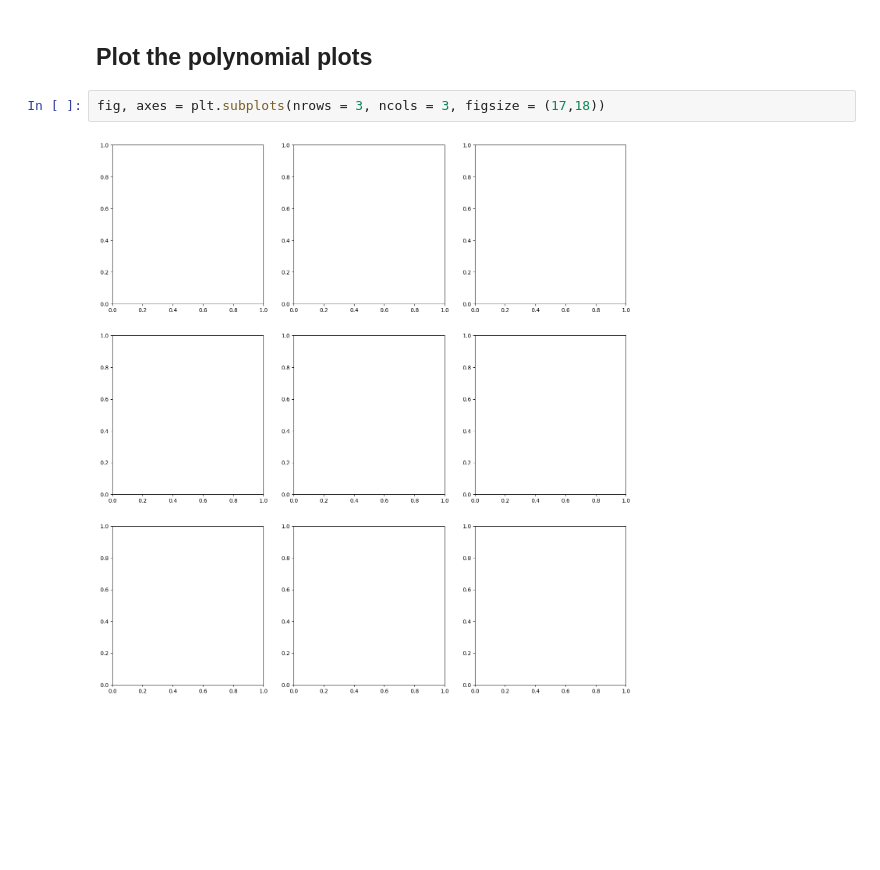
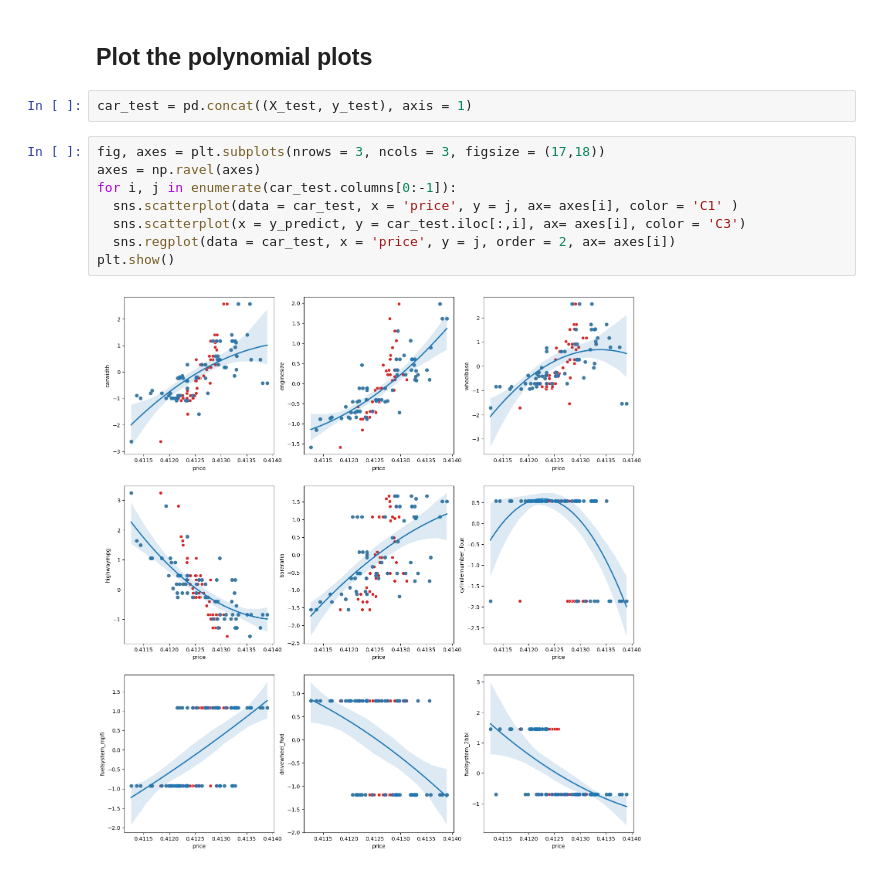
Before and after one commit to notfakearcher/yanjun, a Jupyter notebook: 01_topics/machine_learning/regression /polynomal.ipynb, the cells around one changed output. Saved outputs shown, nothing was run; the diff lists cells and outputs as text; blank space fills up the shorter version.

```diff
--- a/01_topics/machine_learning/regression /polynomal.ipynb
+++ b/01_topics/machine_learning/regression /polynomal.ipynb
@@ -227,10 +227,18 @@ X_test
 62 rows × 9 columns
 # %% [markdown]
 ## Plot the polynomial plots
-# %%
-fig, axes = plt.subplots(nrows = 3, ncols = 3, figsize = (17,18))
-# %% [output]
-[figure, removed]
+# %%
+car_test = pd.concat((X_test, y_test), axis = 1)
+# %%
+fig, axes = plt.subplots(nrows = 3, ncols = 3, figsize = (17,18))
+axes = np.ravel(axes)
+for i, j in enumerate(car_test.columns[0:-1]):
+  sns.scatterplot(data = car_test, x = 'price', y = j, ax= axes[i], color = 'C1' )
+  sns.scatterplot(x = y_predict, y = car_test.iloc[:,i], ax= axes[i], color = 'C3')
+  sns.regplot(data = car_test, x = 'price', y = j, order = 2, ax= axes[i])
+plt.show()
+# %% [output]
+[figure, added]
 # %%
 lr.score(X_test_2degree, y_test)
 # %% [output]
```
Also changed, not shown: parts of 16 cells of this notebook.
